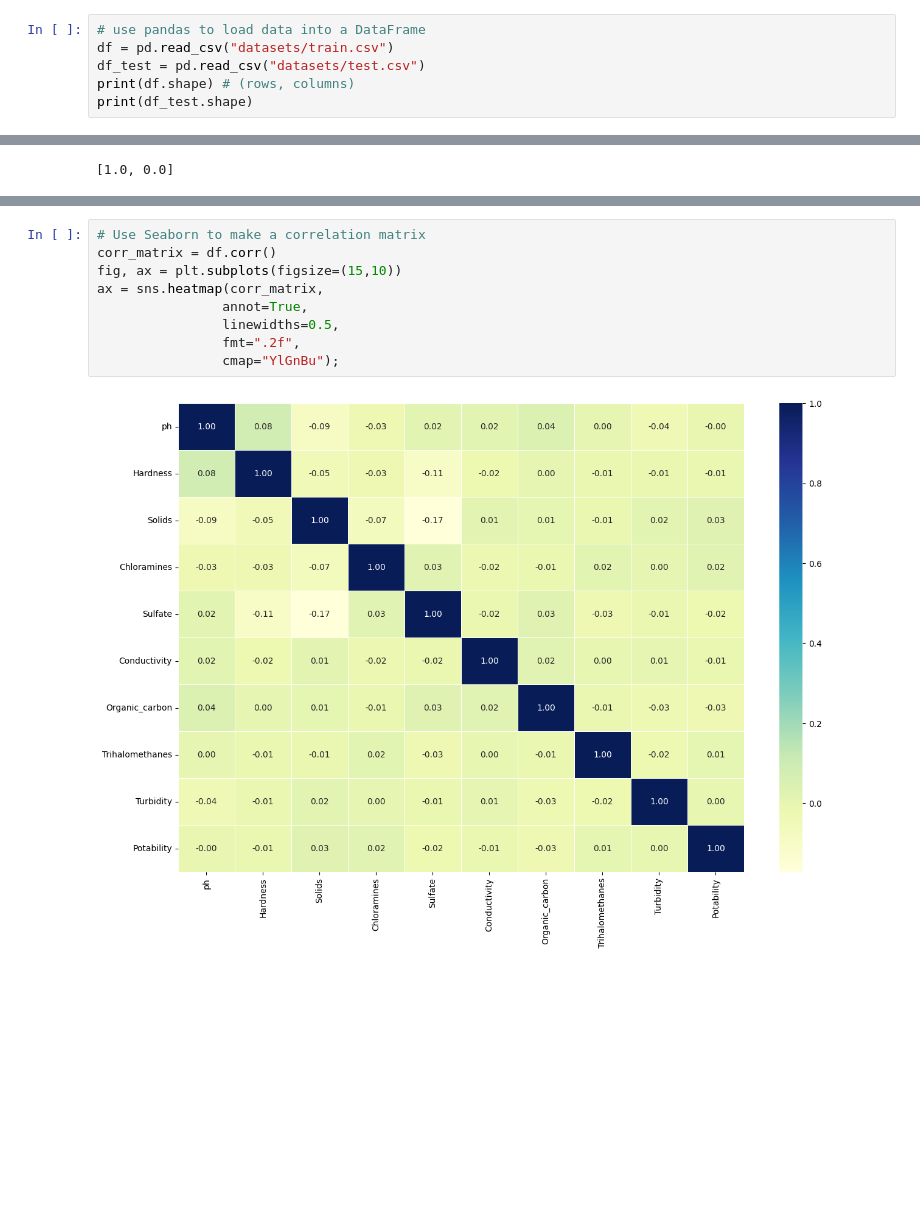
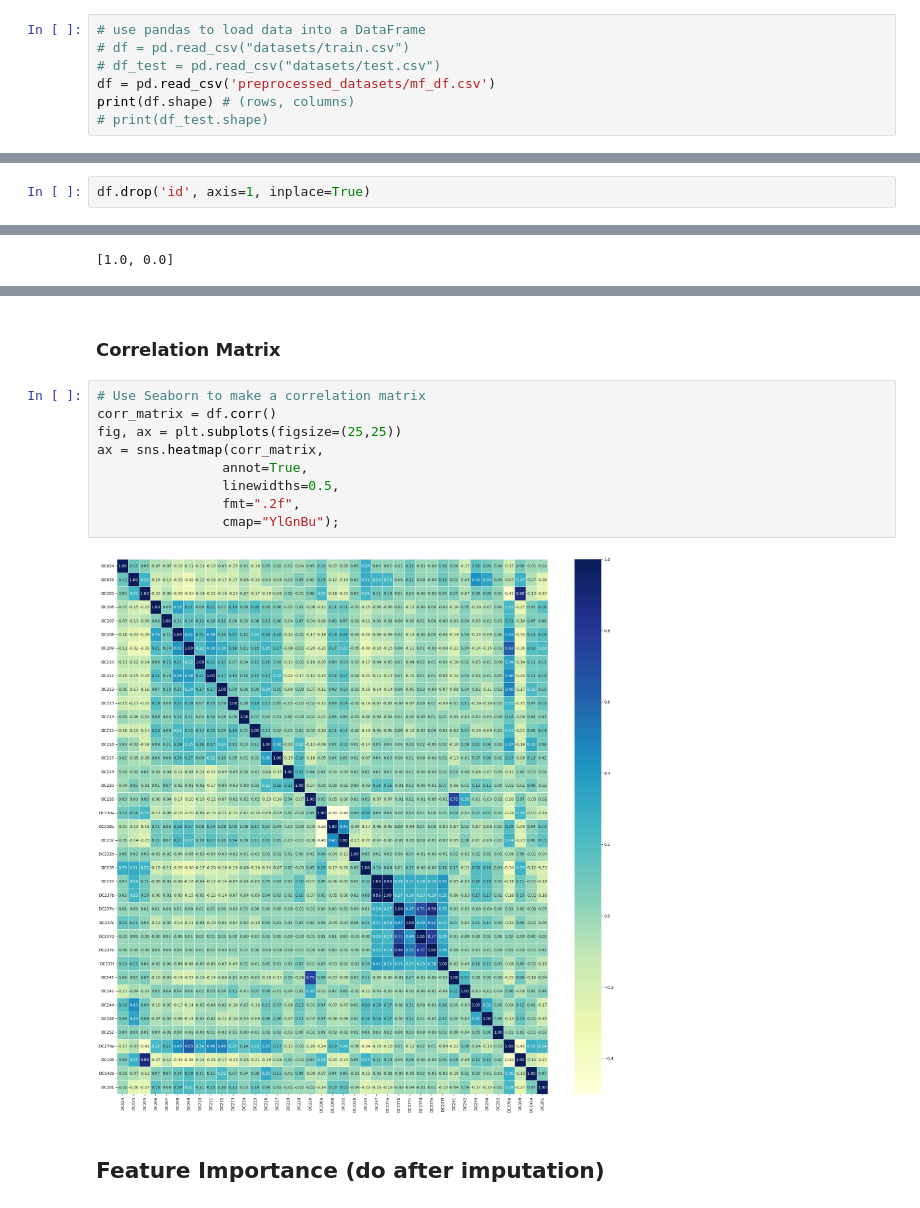
Before and after one commit to caesariodito/comp-gammafest, a Jupyter notebook: comp/eda.ipynb, the cells around one changed output, grey strips where cells are left out. Cells and saved outputs as stored; diff of their text form; blank space fills up the shorter version.

Commit message:
data preprocessing and modeling gammafest
+ update README
+ eda
+ imputation
+ important features
+ modelling svm and nn

```diff
--- a/comp/eda.ipynb
+++ b/comp/eda.ipynb
@@ -7,8 +7,9 @@ import matplotlib.pyplot as plt
 import seaborn as sns
 # %%
 # use pandas to load data into a DataFrame
-df = pd.read_csv("datasets/train.csv")
-df_test = pd.read_csv("datasets/test.csv")
+# df = pd.read_csv("datasets/train.csv")
+# df_test = pd.read_csv("datasets/test.csv")
+df = pd.read_csv('preprocessed_datasets/mf_df.csv')
 print(df.shape) # (rows, columns)
-print(df_test.shape)
+# print(df_test.shape)
 # %% [output]
@@ -28,3 +28,5 @@ df.head()
 5 rows × 40 columns
 # %%
 df[target_column].replace(to_replace={'Layak Minum':1, 'Tidak Layak Minum':0}, inplace=True)
+# %%
+df.drop('id', axis=1, inplace=True)
@@ -183,11 +201,15 @@ Error:
+# %% [markdown]
+### Correlation Matrix
 # %%
 # Use Seaborn to make a correlation matrix
 corr_matrix = df.corr()
-fig, ax = plt.subplots(figsize=(15,10))
+fig, ax = plt.subplots(figsize=(25,25))
 ax = sns.heatmap(corr_matrix,
                 annot=True,
                 linewidths=0.5,
                 fmt=".2f",
                 cmap="YlGnBu");
 # %% [output]
-[figure, old version]
+[figure, new version]
+# %% [markdown]
+## Feature Importance (do after imputation)
```
Also changed, not shown: parts of 25 cells of this notebook, 4 other files.
